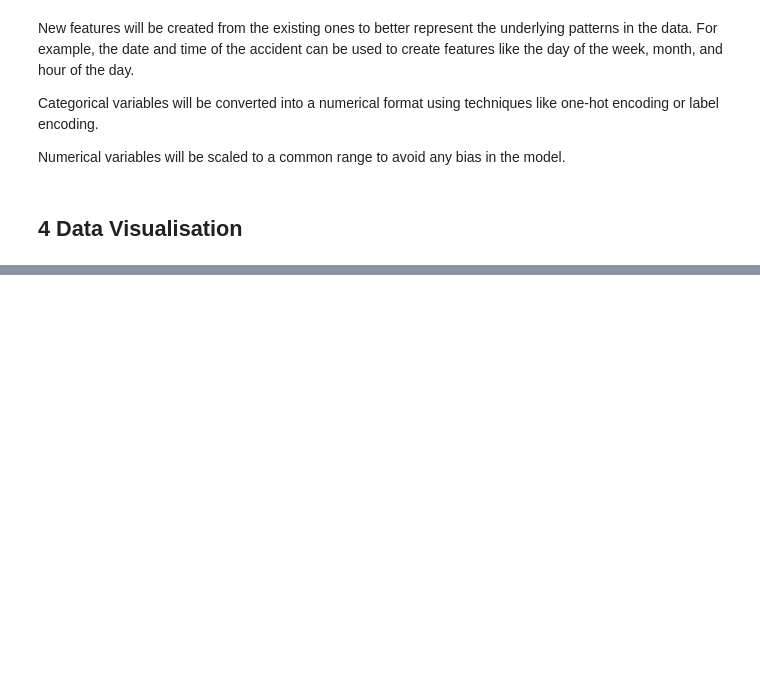
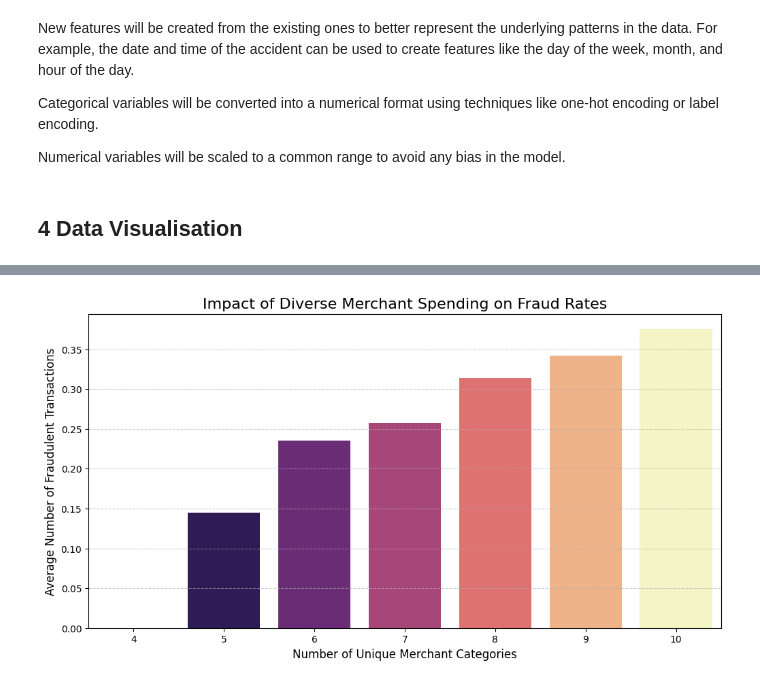
Before and after one commit to Donks9504/Business-Intelligence-and-Data-Mining, a Jupyter notebook: Minimising finanical loss through default and fraud patterns.ipynb, the cells around one changed output, grey strips where cells are left out. Saved outputs shown, nothing was run; the diff lists cells and outputs as text; code cells hidden in the pictures; blank space fills up the shorter version.

```diff
--- a/Minimising finanical loss through default and fraud patterns.ipynb
+++ b/Minimising finanical loss through default and fraud patterns.ipynb
@@ -181,0 +257,27 @@ Numerical variables will be scaled to a common range to avoid any bias in the mo
+# %%
+# 1. Group by the number of unique merchant categories and calculate the average fraud rate
+category_fraud_trend = df.groupby('Unique_Merchant_Categories')['Fraud_Transactions'].mean().reset_index()
+
+# 2. Plotting
+plt.figure(figsize=(12, 6))
+
+# A barplot with a color gradient shows the escalating risk
+ax = sns.barplot(
+    data=category_fraud_trend,
+    x='Unique_Merchant_Categories',
+    y='Fraud_Transactions',
+    palette='magma',      # 'magma' gives a great dark-to-light progression
+    hue='Unique_Merchant_Categories'
+)
+
+# Clean up the legend (if one accidentally appears)
+if ax.get_legend():
+    ax.get_legend().remove()
+
+plt.title('Impact of Diverse Merchant Spending on Fraud Rates', fontsize=16)
+plt.xlabel('Number of Unique Merchant Categories', fontsize=12)
+plt.ylabel('Average Number of Fraudulent Transactions', fontsize=12)
+plt.grid(axis='y', linestyle='--', alpha=0.6)
+plt.show()
+# %% [output]
+[figure, added]
```
Also changed, not shown: parts of 19 cells of this notebook.
